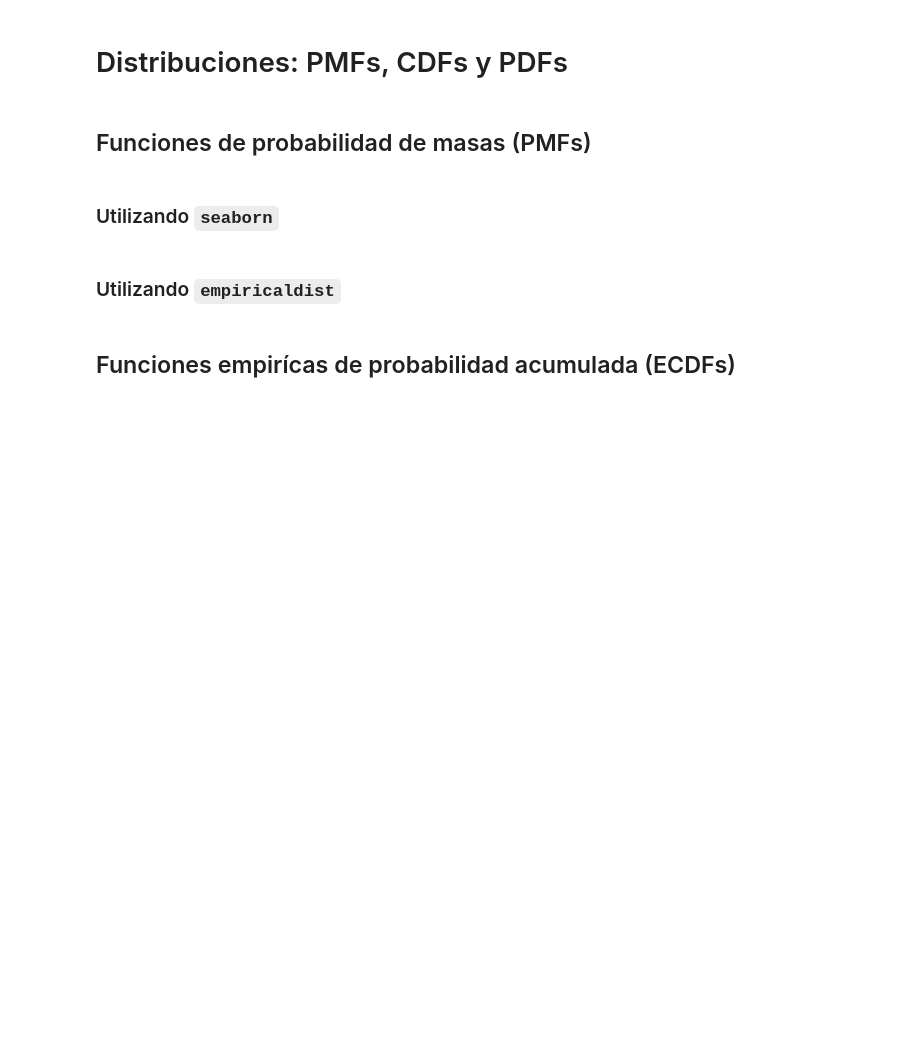
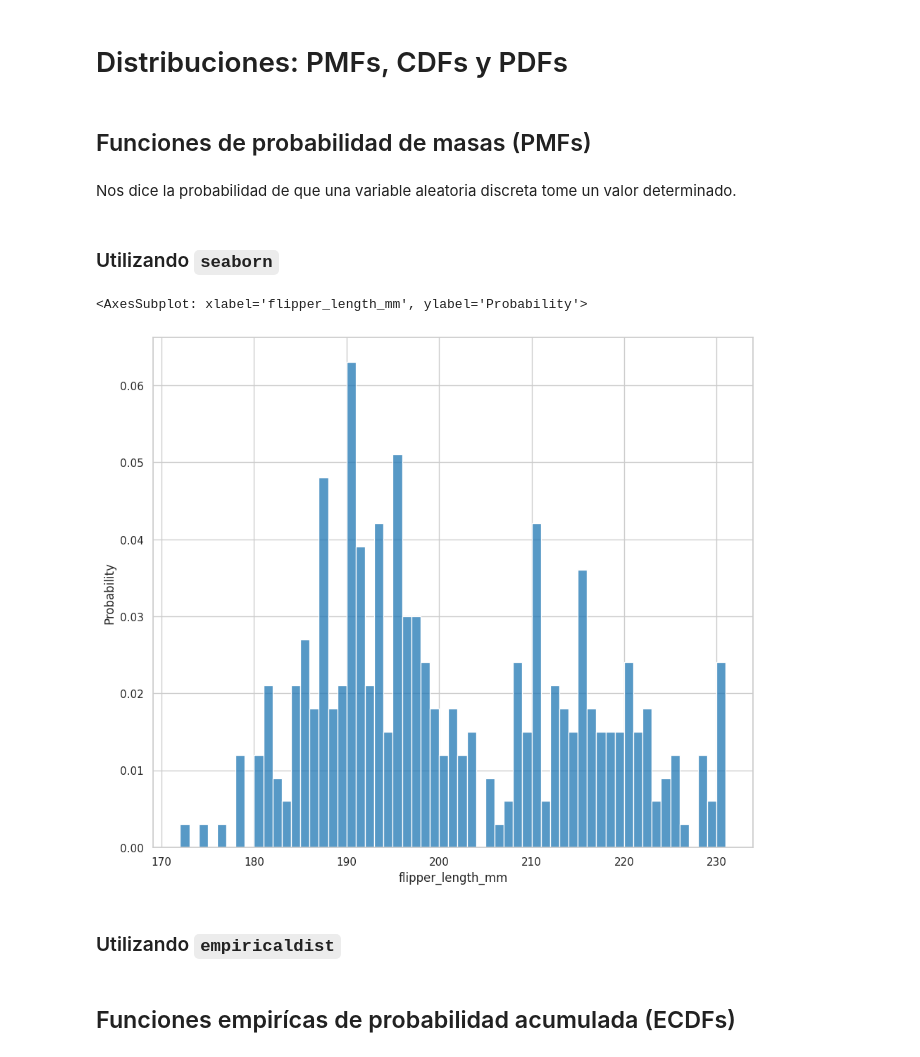
Before and after one commit to jariel17/curso-analisis-exploratorio-de-datos, a Jupyter notebook: 01-conociendo-nuestros-datos.ipynb, the cells around one changed output. Cells and saved outputs as stored; diff of their text form; code cells hidden in the pictures; blank space fills up the shorter version.

```diff
--- a/01-conociendo-nuestros-datos.ipynb
+++ b/01-conociendo-nuestros-datos.ipynb
@@ -836,8 +856,20 @@ Las distribuciones bimodales por lo general se da cuando los datos vienen de dif
 # Distribuciones: PMFs, CDFs y PDFs
 # %% [markdown]
 ## Funciones de probabilidad de masas (PMFs)
+# %% [markdown]
+Nos dice la probabilidad de que una variable aleatoria discreta tome un valor determinado.
 # %% [markdown]
 ### Utilizando `seaborn`
+# %%
+sns.histplot (
+    data=processed_penguins_df,
+    x='flipper_length_mm',
+    binwidth=1,
+    stat='probability'
+)
+# %% [output]
+<AxesSubplot: xlabel='flipper_length_mm', ylabel='Probability'>
+[figure, added]
 # %% [markdown]
 ### Utilizando `empiricaldist`
 # %% [markdown]
```
Also changed, not shown: parts of 5 cells of this notebook.
